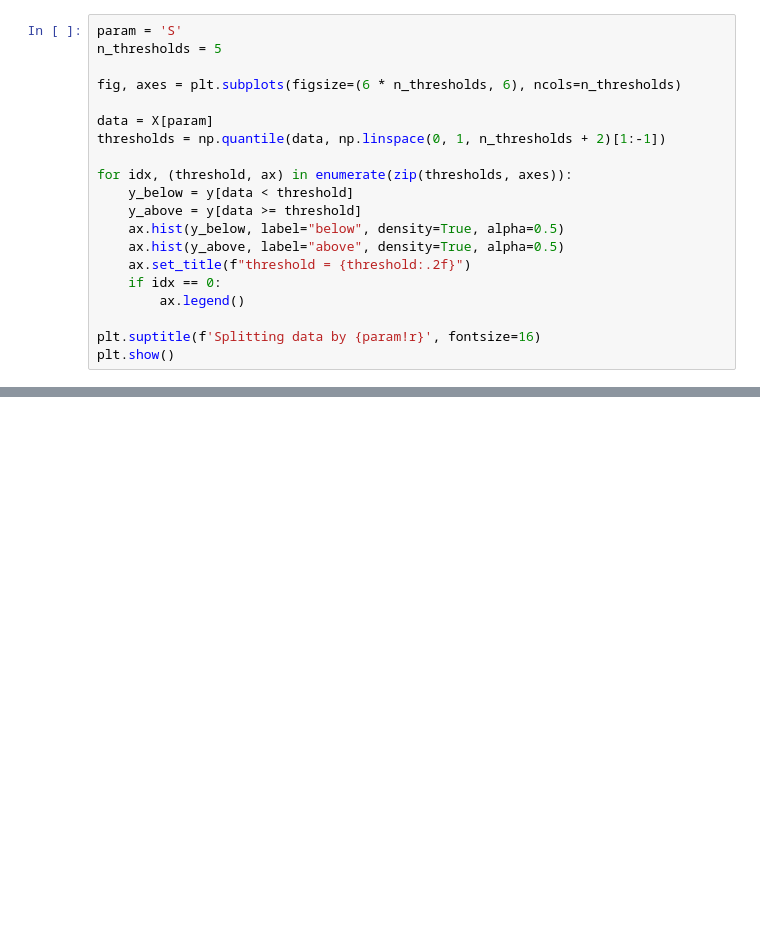
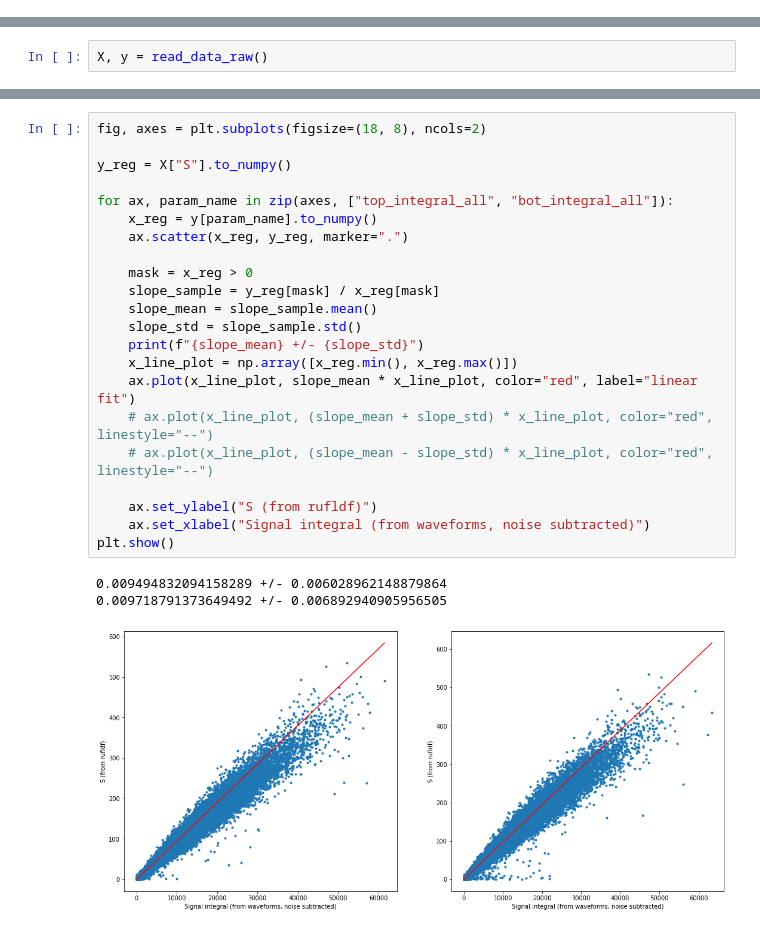
Before and after one commit to nj-vs-vh/ta-muon-puzzle, a Jupyter notebook: notebooks/data-exploration.ipynb, the cells around one changed output, grey strips where cells are left out. Saved outputs shown, nothing was run; the diff lists cells and outputs as text; blank space fills up the shorter version.

```diff
--- a/notebooks/data-exploration.ipynb
+++ b/notebooks/data-exploration.ipynb
@@ -24,20 +3,0 @@ X.describe()
-# %%
-param = 'S'
-n_thresholds = 5
-
-fig, axes = plt.subplots(figsize=(6 * n_thresholds, 6), ncols=n_thresholds)
-
-data = X[param]
-thresholds = np.quantile(data, np.linspace(0, 1, n_thresholds + 2)[1:-1])
-
-for idx, (threshold, ax) in enumerate(zip(thresholds, axes)):
-    y_below = y[data < threshold]
-    y_above = y[data >= threshold]
-    ax.hist(y_below, label="below", density=True, alpha=0.5)
-    ax.hist(y_above, label="above", density=True, alpha=0.5)
-    ax.set_title(f"threshold = {threshold:.2f}")
-    if idx == 0:
-        ax.legend()
-
-plt.suptitle(f'Splitting data by {param!r}', fontsize=16)
-plt.show()
@@ -45,0 +6,2 @@ plt.show()
+# %%
+X, y = read_data_raw()
@@ -45,0 +32,26 @@ plt.show()
+# %%
+fig, axes = plt.subplots(figsize=(18, 8), ncols=2)
+
+y_reg = X["S"].to_numpy()
+
+for ax, param_name in zip(axes, ["top_integral_all", "bot_integral_all"]):
+    x_reg = y[param_name].to_numpy()
+    ax.scatter(x_reg, y_reg, marker=".")
+
+    mask = x_reg > 0
+    slope_sample = y_reg[mask] / x_reg[mask]
+    slope_mean = slope_sample.mean()
+    slope_std = slope_sample.std()
+    print(f"{slope_mean} +/- {slope_std}")
+    x_line_plot = np.array([x_reg.min(), x_reg.max()])
+    ax.plot(x_line_plot, slope_mean * x_line_plot, color="red", label="linear fit")
+    # ax.plot(x_line_plot, (slope_mean + slope_std) * x_line_plot, color="red", linestyle="--")
+    # ax.plot(x_line_plot, (slope_mean - slope_std) * x_line_plot, color="red", linestyle="--")
+
+    ax.set_ylabel("S (from rufldf)")
+    ax.set_xlabel("Signal integral (from waveforms, noise subtracted)")
+plt.show()
+# %% [output]
+0.009494832094158289 +/- 0.006028962148879864
+0.009718791373649492 +/- 0.006892940905956505
+[figure, added]
```
Also changed, not shown: parts of 7 cells of this notebook, 3 other files.
